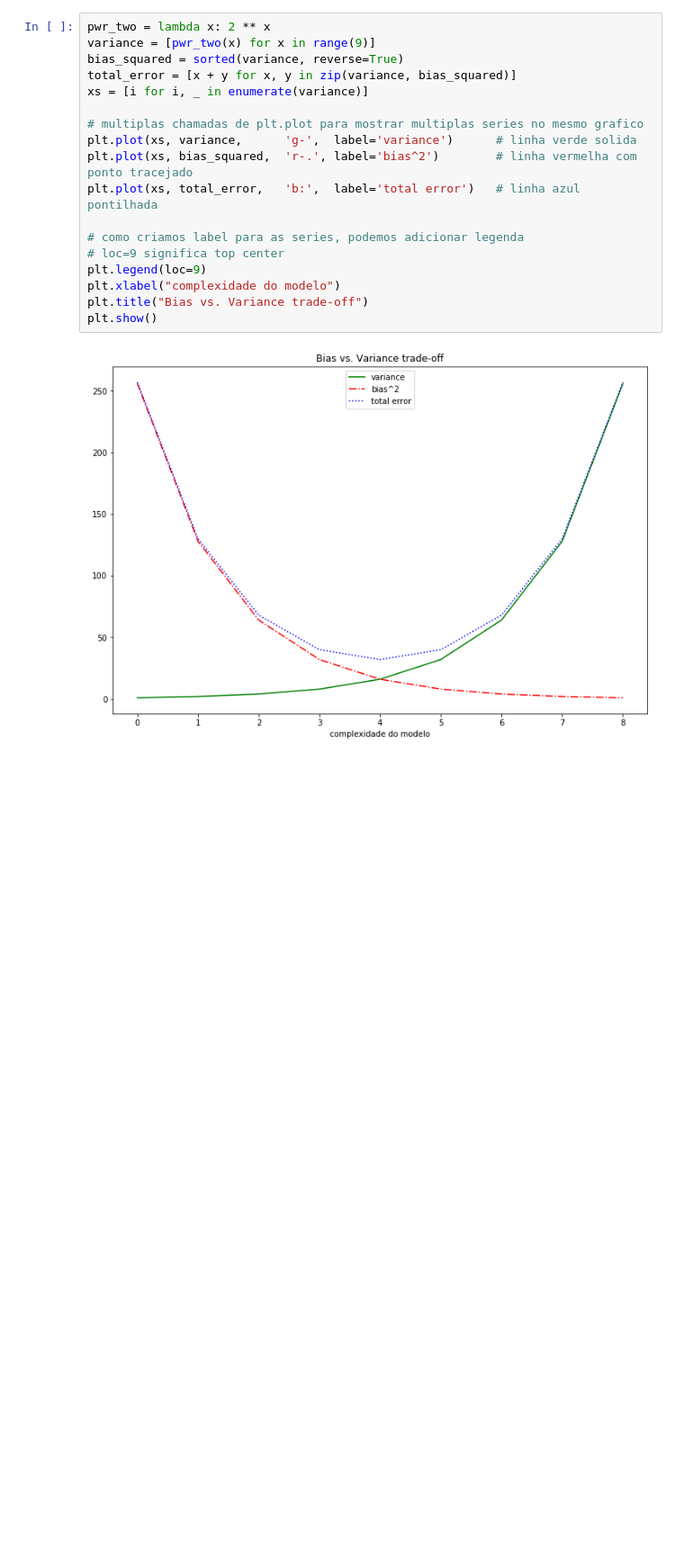
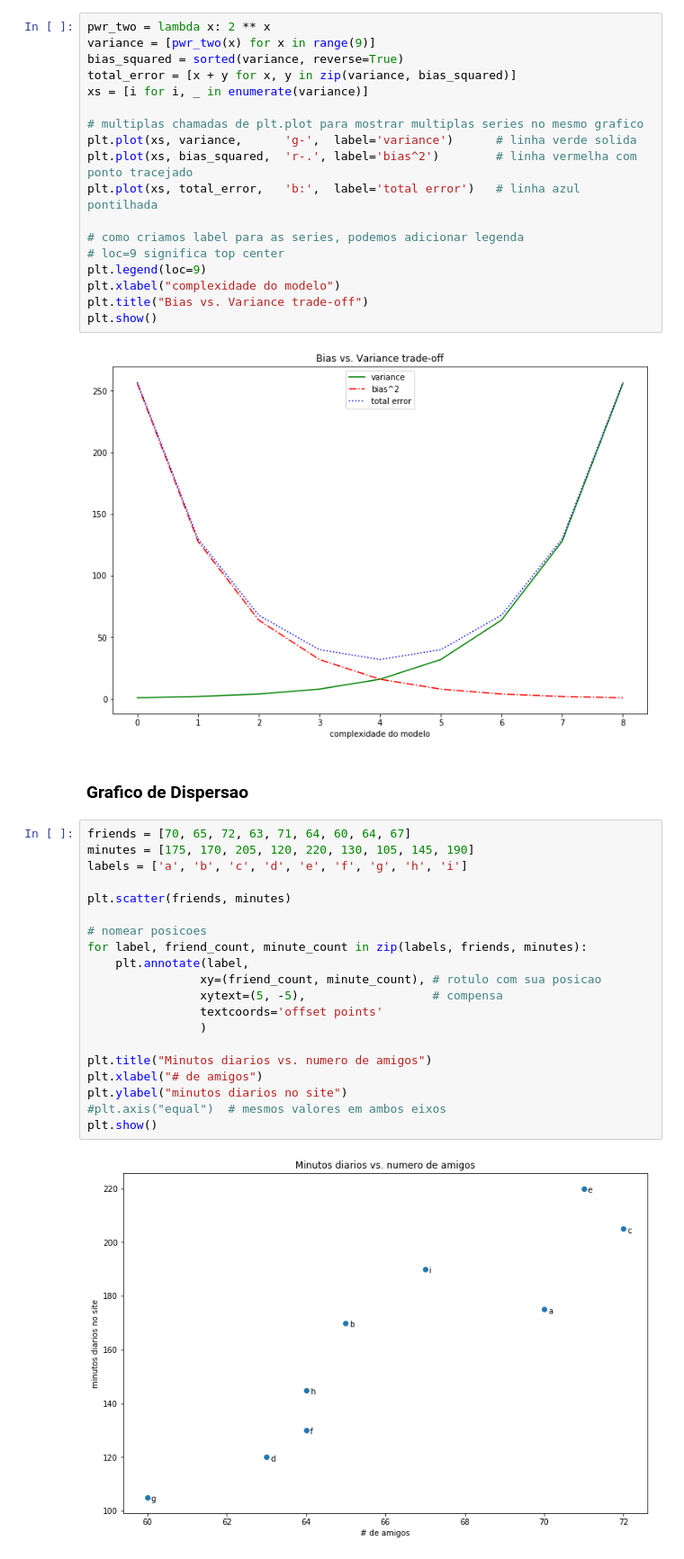
Before and after one commit to fernandoramacciotti/Data-Science-From-Scratch, a Jupyter notebook: Cap 3/cap_3.ipynb, the cells around one changed output. Shown at 90% size. Saved outputs shown, nothing was run; the diff lists cells and outputs as text; blank space fills up the shorter version.

```diff
--- a/Cap 3/cap_3.ipynb
+++ b/Cap 3/cap_3.ipynb
@@ -89,3 +89,27 @@ plt.title("Bias vs. Variance trade-off")
 plt.show()
 # %% [output]
 [figure]
+# %% [markdown]
+### Grafico de Dispersao
+# %%
+friends = [70, 65, 72, 63, 71, 64, 60, 64, 67]
+minutes = [175, 170, 205, 120, 220, 130, 105, 145, 190]
+labels = ['a', 'b', 'c', 'd', 'e', 'f', 'g', 'h', 'i']
+
+plt.scatter(friends, minutes)
+
+# nomear posicoes
+for label, friend_count, minute_count in zip(labels, friends, minutes):
+    plt.annotate(label,
+                xy=(friend_count, minute_count), # rotulo com sua posicao
+                xytext=(5, -5),                  # compensa
+                textcoords='offset points'
+                )
+
+plt.title("Minutos diarios vs. numero de amigos")
+plt.xlabel("# de amigos")
+plt.ylabel("minutos diarios no site")
+#plt.axis("equal")  # mesmos valores em ambos eixos
+plt.show()
+# %% [output]
+[figure, added]
```
Also changed, not shown: parts of 1 cell of this notebook.
